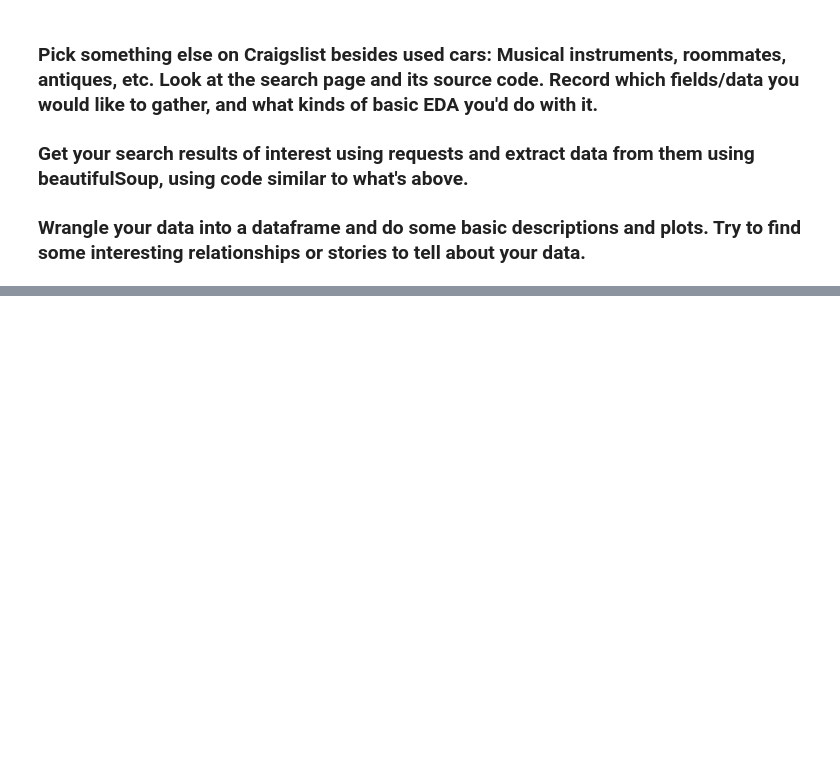
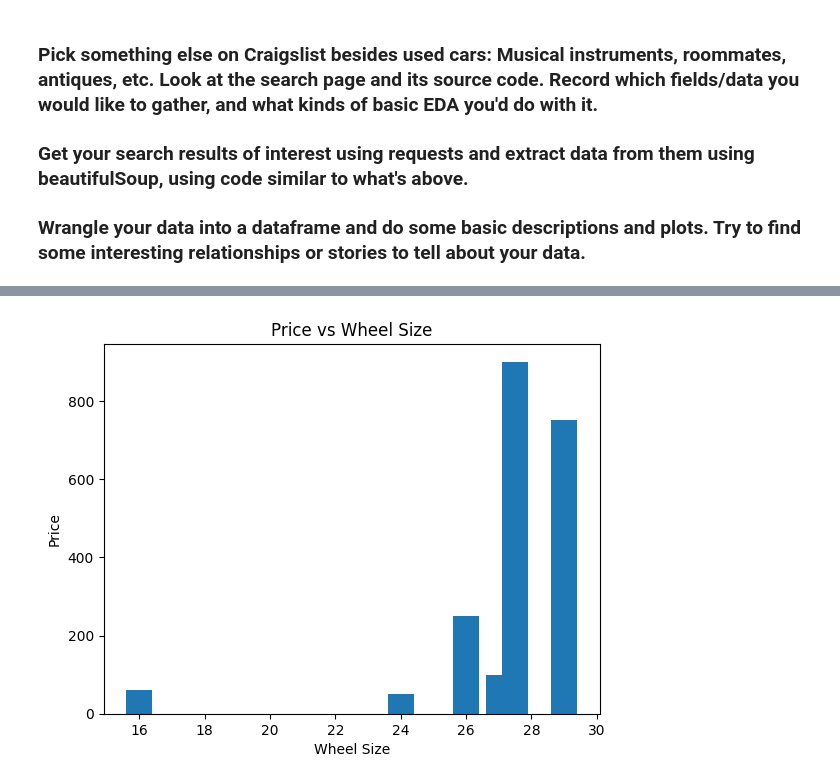
Before and after one commit to JuneWayne/DS3021-Wrangling, a Jupyter notebook: lab/Ethan_Cao_Lab1.ipynb, the cells around one changed output, grey strips where cells are left out. Saved outputs shown, nothing was run; the diff lists cells and outputs as text; code cells hidden in the pictures; blank space fills up the shorter version.

```diff
--- a/lab/Ethan_Cao_Lab1.ipynb
+++ b/lab/Ethan_Cao_Lab1.ipynb
@@ -184,0 +227,16 @@ plt.show()
+# %%
+# clean the bike wheel size column, and discover relationships between size of the wheel and its price
+df['bike wheel size'].value_counts()
+wz_replacement = {'700C':'27.5 in',
+                  'other/unknown': np.nan}
+df['bike wheel size'] = df['bike wheel size'].replace(wz_replacement)
+df['bike wheel size'] = pd.to_numeric(df['bike wheel size'].astype(str).str.replace(' in', '', regex=False), errors='coerce')
+df_bike_wheel = df.dropna(subset=['bike wheel size'])
+
+plt.bar(df_bike_wheel['bike wheel size'], df_bike_wheel['price'])
+plt.title('Price vs Wheel Size')
+plt.xlabel('Wheel Size')
+plt.ylabel('Price')
+plt.show()
+# %% [output]
+[figure, added]
```
Also changed, not shown: parts of 7 cells of this notebook.
